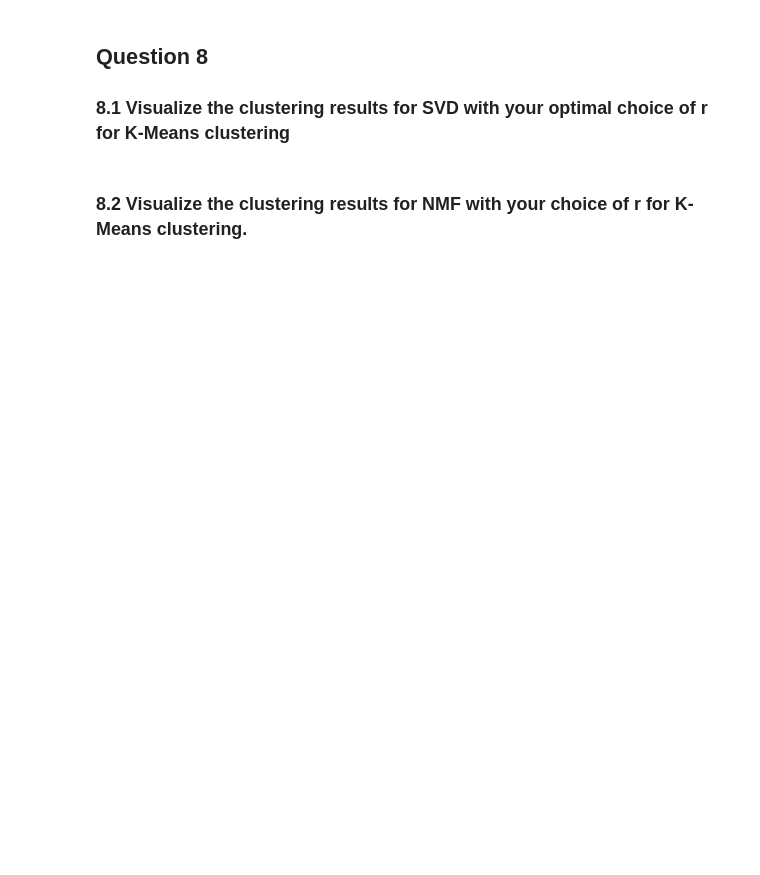
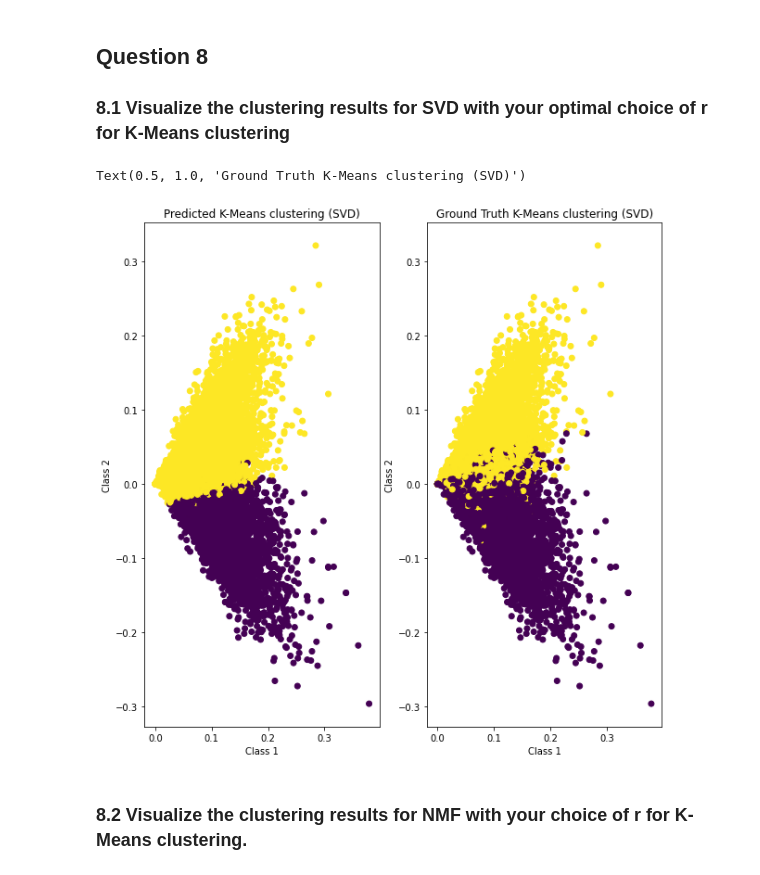
Before and after one commit to shairaalam19/ece219-winter2024, a Jupyter notebook: Project 2/Project2.ipynb, the cells around one changed output. Saved outputs shown, nothing was run; the diff lists cells and outputs as text; code cells hidden in the pictures; blank space fills up the shorter version.

```diff
--- a/Project 2/Project2.ipynb
+++ b/Project 2/Project2.ipynb
@@ -278,5 +282,33 @@ The best rank for both SVD and NMF appears to be 2.
 ## Question 8
 
 ### 8.1 Visualize the clustering results for SVD with your optimal choice of r for K-Means clustering
+# %%
+# Optimal choice of r
+opt_r_svd = 20
+
+# SVD
+svd = TruncatedSVD(n_components=opt_r_svd, random_state=0)
+X_train_svd = svd.fit_transform(X_train_tfidf)
+
+# K-Means
+km = KMeans(n_clusters=2, random_state=0, max_iter=1000, n_init=30)
+svd_cluster = km.fit_predict(X_train_svd)
+
+plt.figure(figsize=(10,10))
+
+plt.subplot(121)
+plt.scatter(X_train_svd[:, 0], X_train_svd[:, 1], c=svd_cluster, cmap='viridis')
+plt.xlabel("Class 1")
+plt.ylabel("Class 2")
+plt.title('Predicted K-Means clustering (SVD)')
+
+plt.subplot(122)
+plt.scatter(X_train_svd[:, 0], X_train_svd[:, 1], c=ground_truth, cmap='viridis')
+plt.xlabel("Class 1")
+plt.ylabel("Class 2")
+plt.title('Ground Truth K-Means clustering (SVD)')
+# %% [output]
+Text(0.5, 1.0, 'Ground Truth K-Means clustering (SVD)')
+[figure, added]
 # %% [markdown]
 ### 8.2 Visualize the clustering results for NMF with your choice of r for K-Means clustering.
```
Also changed, not shown: parts of 7 cells of this notebook.
